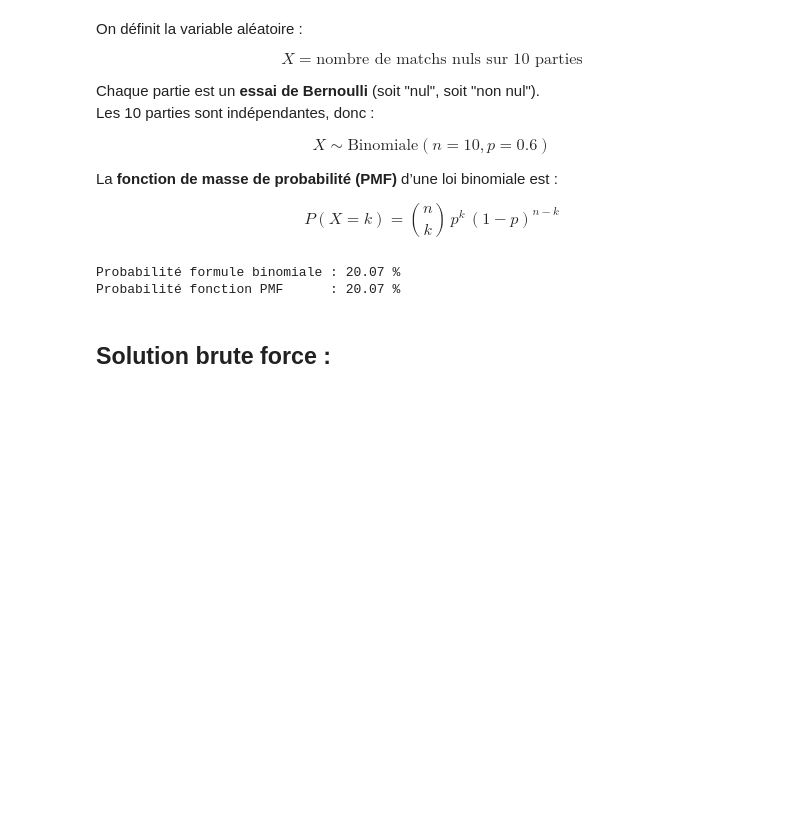
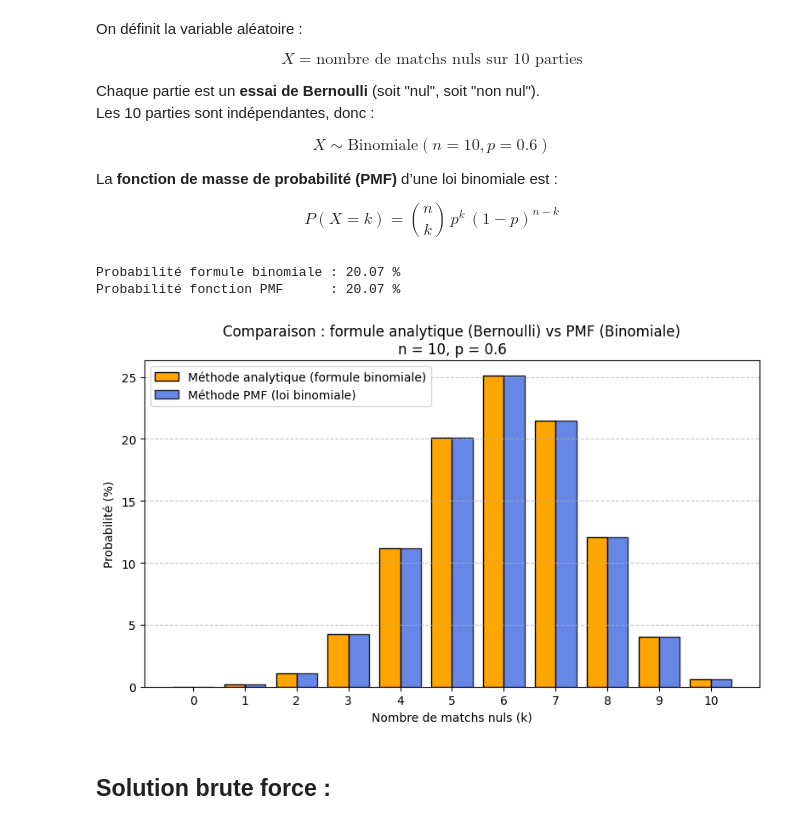
Before and after one commit to BentekhiciFarah/Proba_Miage, a Jupyter notebook: TP3.ipynb, the cells around one changed output. Saved outputs shown, nothing was run; the diff lists cells and outputs as text; code cells hidden in the pictures; blank space fills up the shorter version.

Commit message:
Ajout du graphique comparant pmf et analytique

```diff
--- a/TP3.ipynb
+++ b/TP3.ipynb
@@ -52,6 +52,8 @@ print(f"Probabilité fonction PMF      : {proba_pmf*100:.2f} %")
 valeurs_possibles_k = list(range(nb_matchs + 1))
 probas_analytique = [comb(nb_matchs, k) * (proba_nul**k) * ((1 - proba_nul)**(nb_matchs - k)) * 100
                      for k in valeurs_possibles_k]
+
+probas_pmf = [binom.pmf(k, nb_matchs, proba_nul) * 100 for k in valeurs_possibles_k]
 # %% [output]
 Probabilité formule binomiale : 20.07 %
 Probabilité fonction PMF      : 20.07 %
@@ -62,3 +60,24 @@ pmf_theorique = binom.pmf(x, n, p)
+# %%
+plt.figure(figsize=(8, 5))
+bar_width = 0.4
+
+# Barres orange : méthode analytique (formule binomiale = Bernoulli répétée)
+plt.bar(np.array(valeurs_possibles_k) - bar_width/2,probas_analytique,width=bar_width,color='orange',edgecolor='black',label='Méthode analytique (formule binomiale)')
+
+# Barres bleues : PMF (fonction de la loi binomiale)
+plt.bar(np.array(valeurs_possibles_k) + bar_width/2,probas_pmf,width=bar_width,color='royalblue',edgecolor='black',alpha=0.8,label='Méthode PMF (loi binomiale)')
+
+# Mise en forme du graphique
+plt.xlabel("Nombre de matchs nuls (k)")
+plt.ylabel("Probabilité (%)")
+plt.title(f"Comparaison : formule analytique (Bernoulli) vs PMF (Binomiale)\n" f"n = {nb_matchs}, p = {proba_nul}")
+plt.xticks(valeurs_possibles_k)
+plt.legend()
+plt.grid(axis='y', linestyle='--', alpha=0.7)
+plt.tight_layout()
+plt.show()
+# %% [output]
+[figure, added]
 # %% [markdown]
 ## Solution brute force :
 # %%
```
Also changed, not shown: parts of 1 cell of this notebook.
